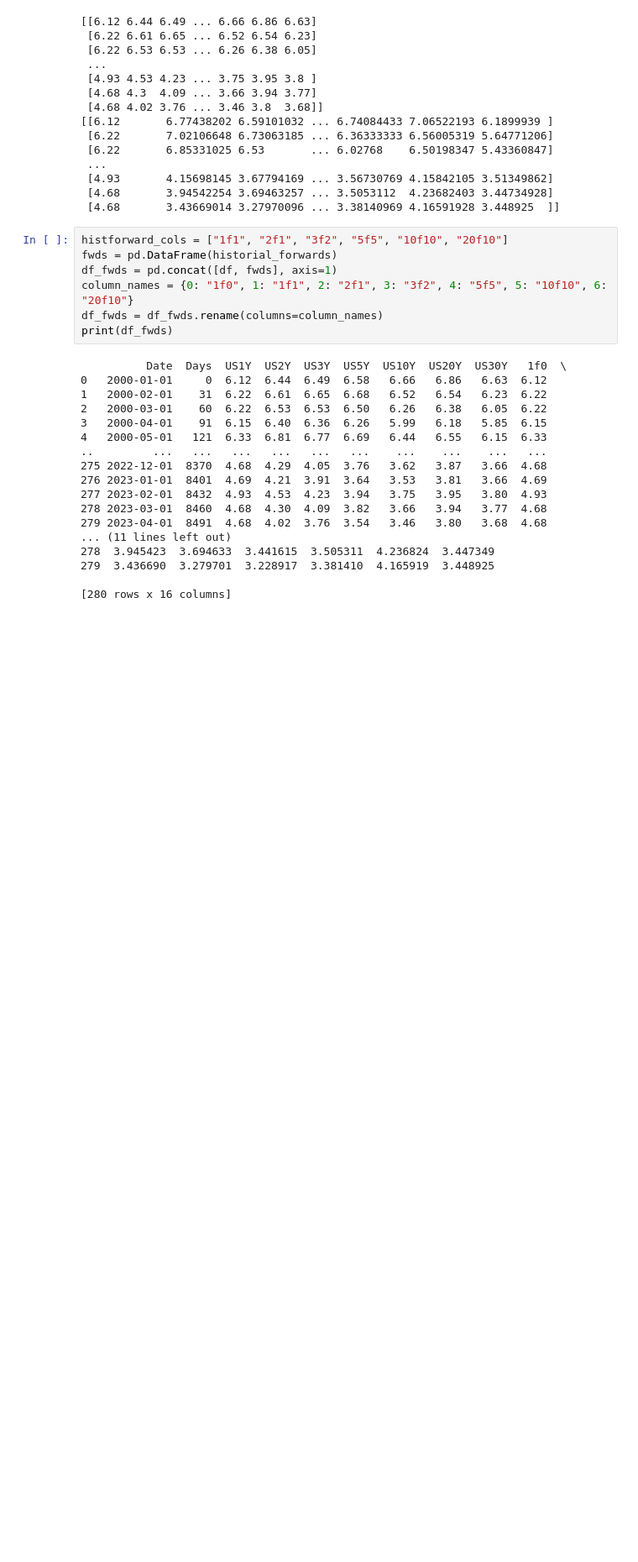
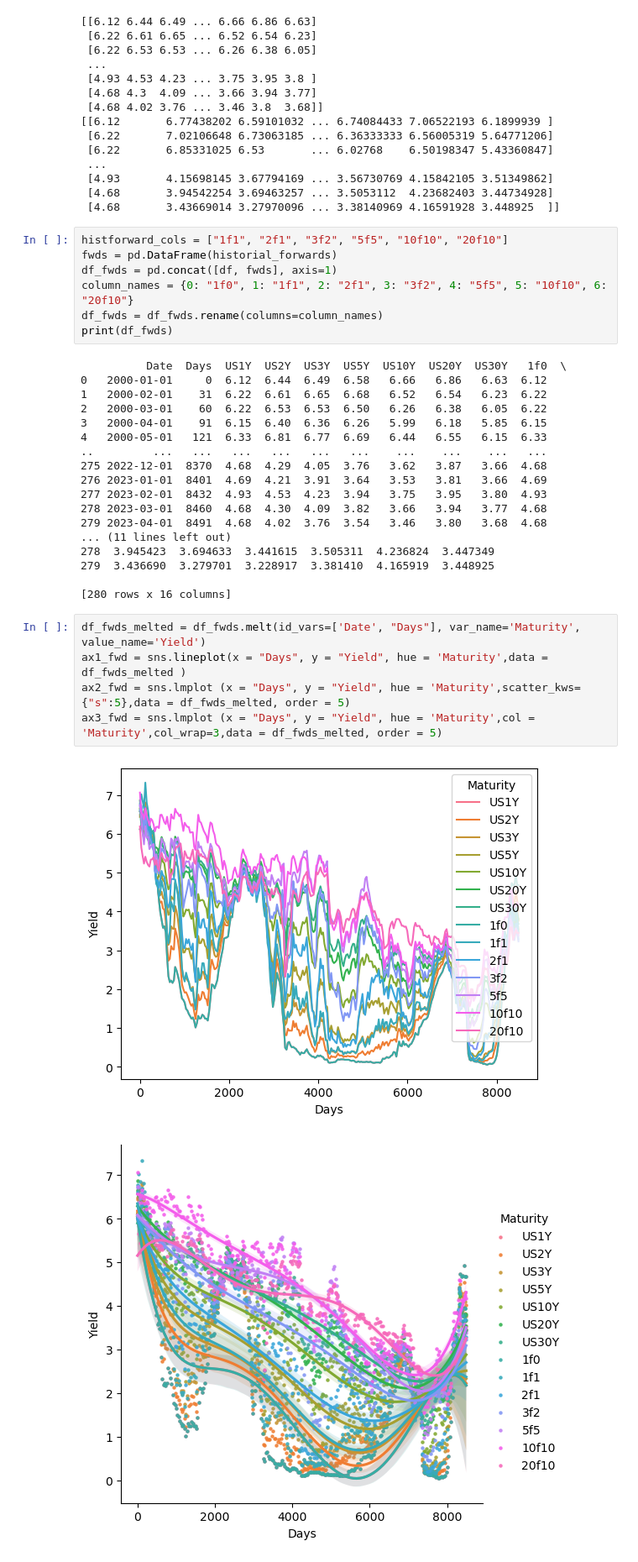
Before and after one commit to 123justinfung/PyStrats, a Jupyter notebook: Yield curve analysis.ipynb, the cells around one changed output. Shown at 84% size. Drawn from its saved outputs; the diff is of its cells as text; blank space fills up the shorter version.

```diff
--- a/Yield curve analysis.ipynb
+++ b/Yield curve analysis.ipynb
@@ -425,3 +425,11 @@ print(df_fwds)
 279  3.436690  3.279701  3.228917  3.381410  4.165919  3.448925
 
 [280 rows x 16 columns]
+# %%
+df_fwds_melted = df_fwds.melt(id_vars=['Date', "Days"], var_name='Maturity', value_name='Yield')
+ax1_fwd = sns.lineplot(x = "Days", y = "Yield", hue = 'Maturity',data = df_fwds_melted )
+ax2_fwd = sns.lmplot (x = "Days", y = "Yield", hue = 'Maturity',scatter_kws={"s":5},data = df_fwds_melted, order = 5)
+ax3_fwd = sns.lmplot (x = "Days", y = "Yield", hue = 'Maturity',col = 'Maturity',col_wrap=3,data = df_fwds_melted, order = 5)
+# %% [output]
+[figure, added]
+[figure, added]
```
Also changed, not shown: parts of 36 cells of this notebook.
